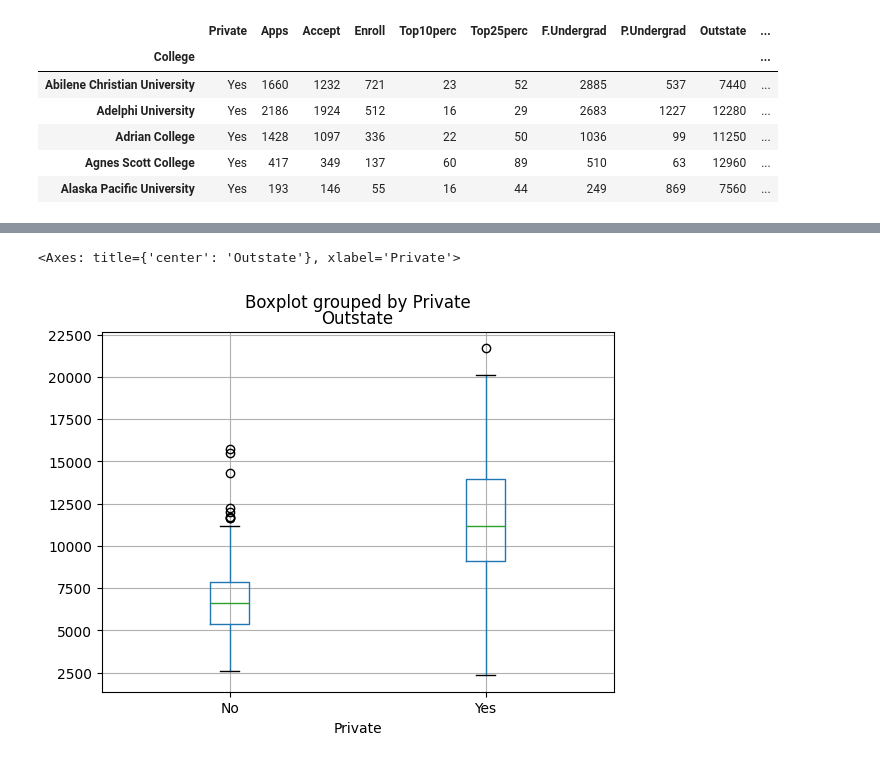
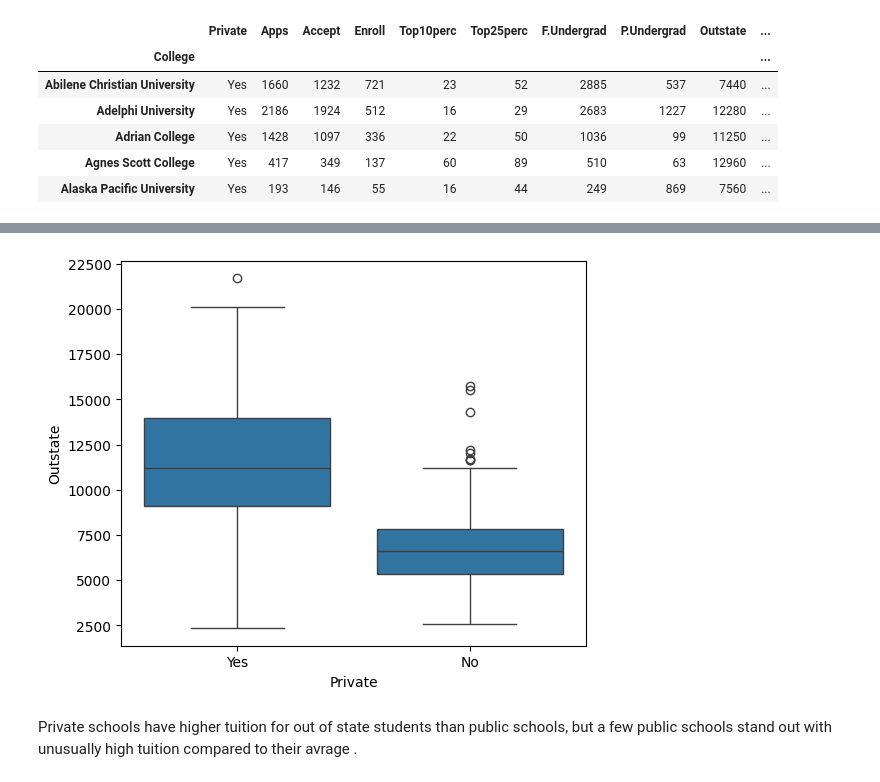
Before and after one commit to Aggisimov/Databehandling-Labb, a Jupyter notebook: Labb_Data.ipynb, the cells around one changed output, grey strips where cells are left out. Drawn from its saved outputs; the diff is of its cells as text; code cells hidden in the pictures.

Commit message:
Finishing tuches, cleared plot axes output

```diff
--- a/Labb_Data.ipynb
+++ b/Labb_Data.ipynb
@@ -4,7 +5,7 @@ import matplotlib
 # %%
 
+college = pd.read_csv("College.csv")
 
-college = pd.read_csv(r"C:\Users\jacob\Kod_vscode\Databehandling\Labb\College.csv")
 
 college.head()
 # %% [output]
@@ -36,3 +37,6 @@ college3.head()
 | Adrian College | Yes | 1428 | 1097 | 336 | 22 | 50 | 1036 | 99 | 11250 | ... |
 | Agnes Scott College | Yes | 417 | 349 | 137 | 60 | 89 | 510 | 63 | 12960 | ... |
 | Alaska Pacific University | Yes | 193 | 146 | 55 | 16 | 44 | 249 | 869 | 7560 | ... |
+# %%
+college = college3.copy()
+college
@@ -63,6 +73,9 @@ array([[<Axes: xlabel='Top10perc', ylabel='Top10perc'>,
 [figure]
 # %%
-college.boxplot(column= 'Outstate' , by='Private')
+plt.figure(figsize=(6,5))
+sns.boxplot(data=college, x='Private', y='Outstate');
 # %% [output]
-<Axes: title={'center': 'Outstate'}, xlabel='Private'>
-[figure, old version]
+[figure, new version]
+# %% [markdown]
+Private schools have higher tuition for out of state students than public schools, but a few public schools stand out with unusually high tuition compared to their avrage
+.
```
Also changed, not shown: parts of 3 cells of this notebook.
